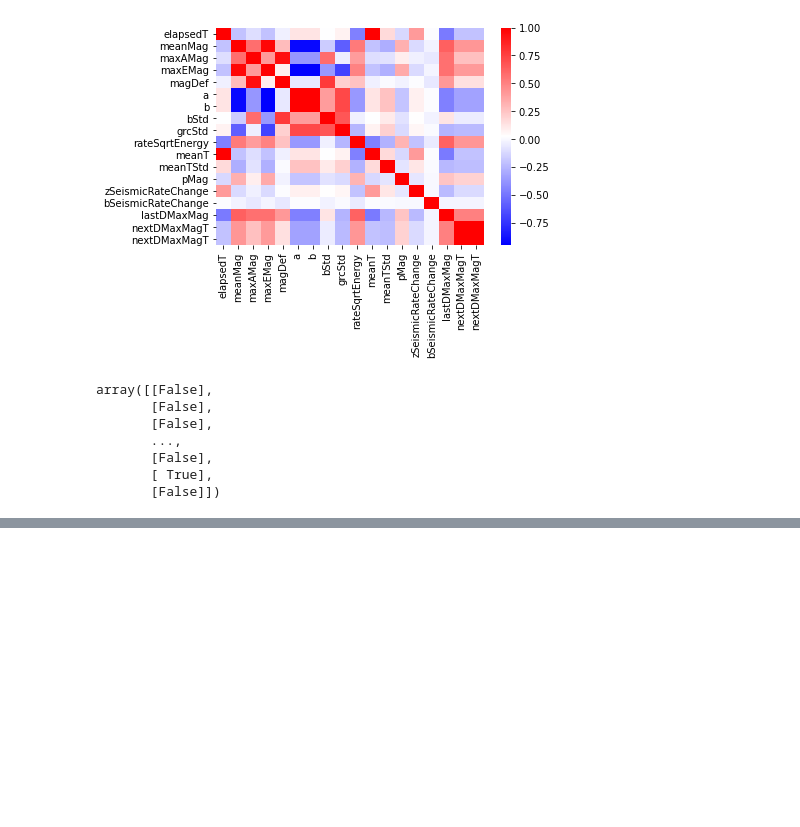
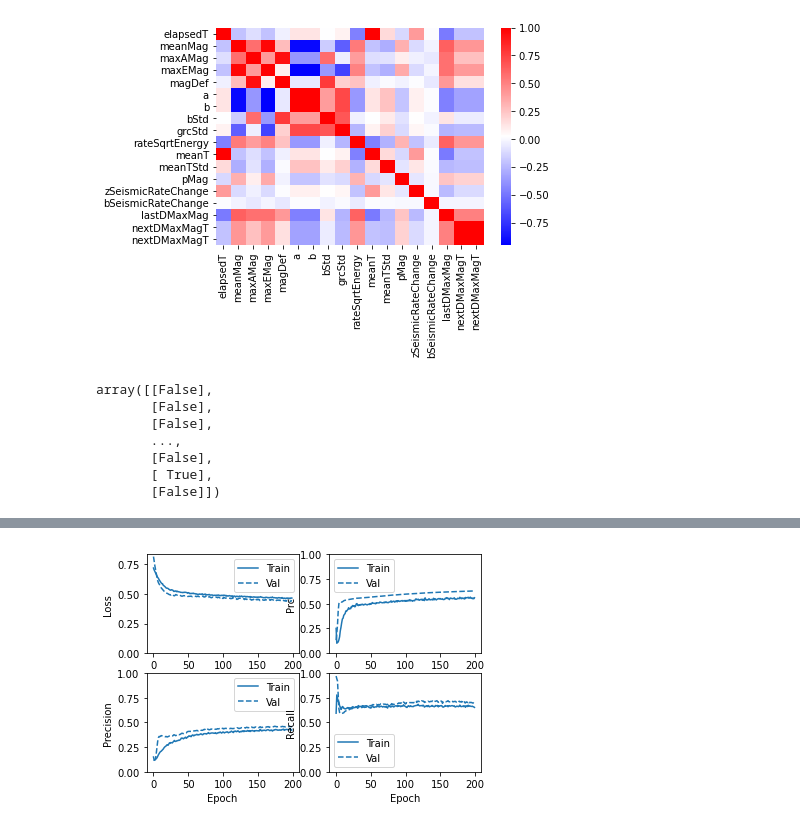
Before and after one commit to juadolfob/SeismicPrediction, a Jupyter notebook: notebooks/testing/prediction.ipynb, the cells around one changed output, grey strips where cells are left out. Saved outputs shown, nothing was run; the diff lists cells and outputs as text; code cells hidden in the pictures; blank space fills up the shorter version.

```diff
--- a/notebooks/testing/prediction.ipynb
+++ b/notebooks/testing/prediction.ipynb
@@ -148,13 +137,13 @@ def plot_metrics(history):
 
     plt.legend()
 # %%
-model = make_model()
-model.load_weights(initial_weights)
-baseline_history = model.fit(
+NN_model = make_NN_model()
+NN_model.load_weights(initial_weights)
+baseline_history = NN_model.fit(
     X_norm_32_train,
     Y_CATEGORICAL_train,
-    batch_size=BATCH_SIZE,
-    epochs=EPOCHS,
+    batch_size=model.BATCH_SIZE,
+    epochs=model.EPOCHS,
     validation_data=(X_norm_32_val, Y_CATEGORICAL_val))
 # %% [output]
 Epoch 1/200
@@ -200,0 +212,12 @@ plt.plot()
+# %%
+weighted_model = make_NN_model()
+weighted_model.load_weights(initial_weights)
+
+weighted_history = weighted_model.fit(
+    X_norm_32_train,
+    Y_CATEGORICAL_train,
+    batch_size=model.BATCH_SIZE,
+    epochs=model.EPOCHS,
+    validation_data=(X_norm_32_val, Y_CATEGORICAL_val),
+    # The class weights go here
+    class_weight=class_weight)
@@ -200,0 +242,4 @@ plt.plot()
+# %%
+plot_metrics(weighted_history)
+# %% [output]
+[figure, added]
```
Also changed, not shown: parts of 27 cells of this notebook, 4 other files.
